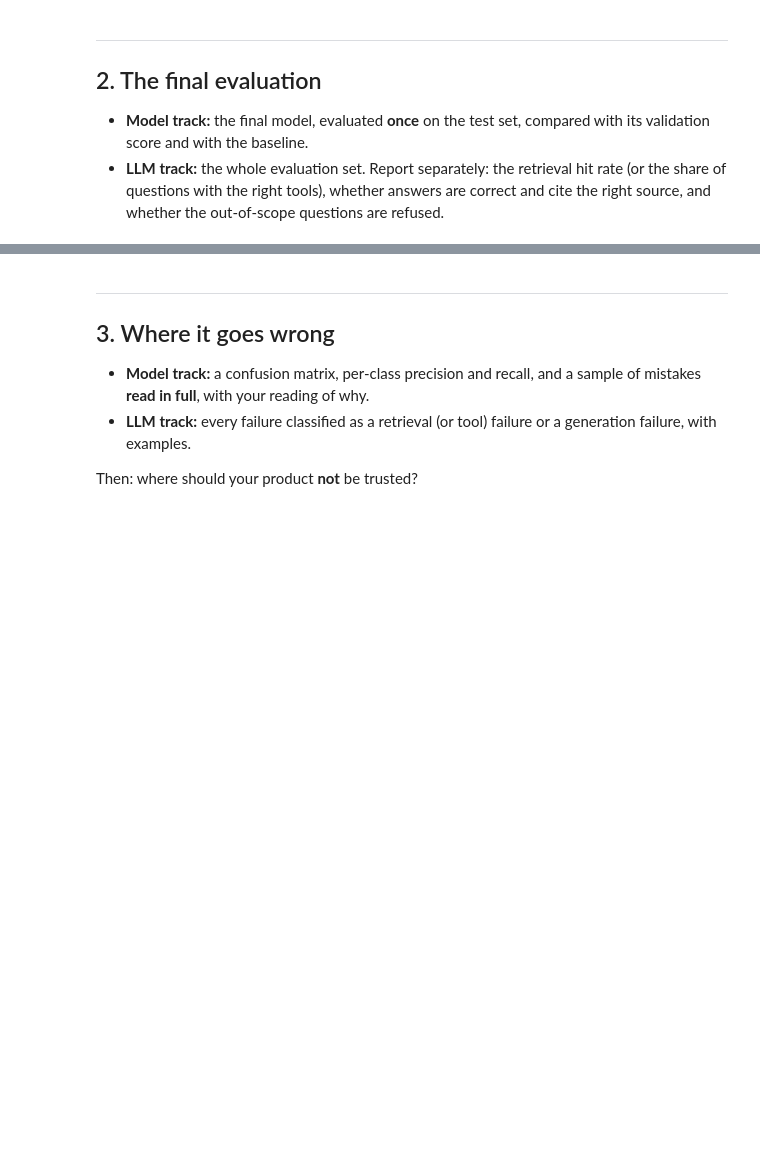
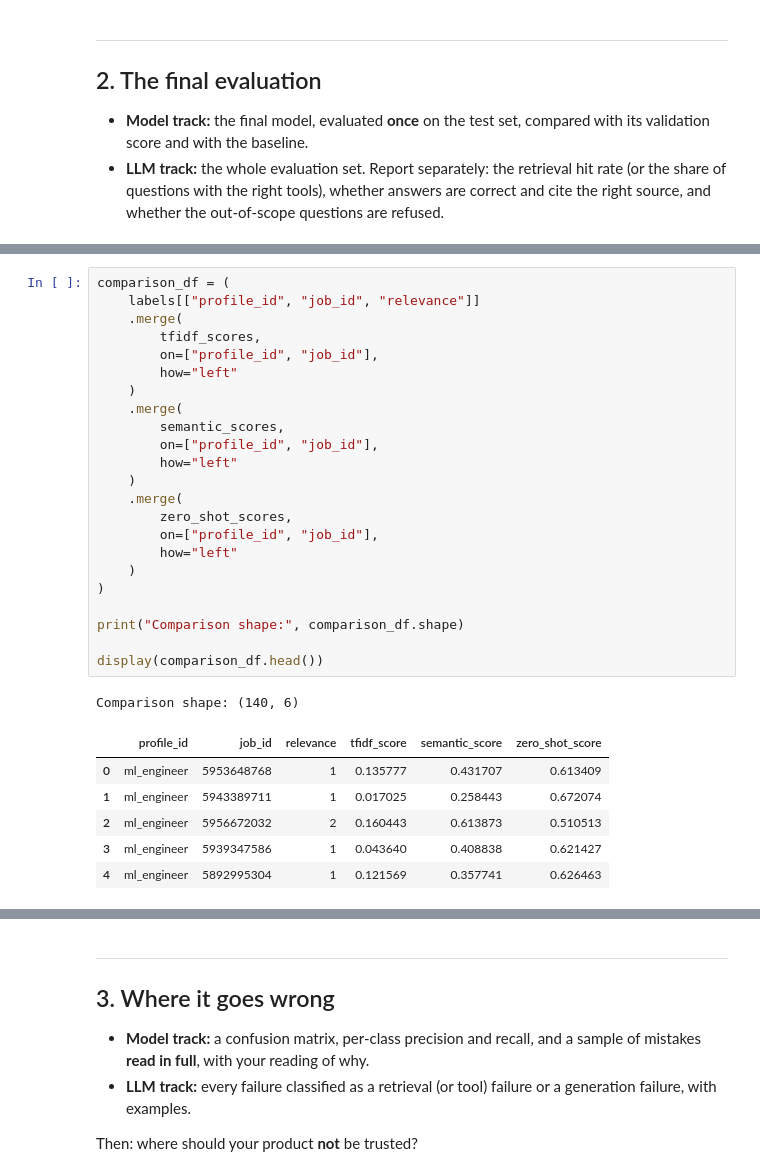
Before and after one commit to rekha-cyber/find-job-lab, a Jupyter notebook: notebooks/03_evaluate.ipynb, the cells around one changed output, grey strips where cells are left out. Saved outputs shown, nothing was run; the diff lists cells and outputs as text; blank space fills up the shorter version.

```diff
--- a/notebooks/03_evaluate.ipynb
+++ b/notebooks/03_evaluate.ipynb
@@ -39,0 +221,31 @@ The user, the decision, the metric and the baseline score, in a few sentences, a
+# %%
+comparison_df = (
+    labels[["profile_id", "job_id", "relevance"]]
+    .merge(
+        tfidf_scores,
+        on=["profile_id", "job_id"],
+        how="left"
+    )
+    .merge(
+        semantic_scores,
+        on=["profile_id", "job_id"],
+        how="left"
+    )
+    .merge(
+        zero_shot_scores,
+        on=["profile_id", "job_id"],
+        how="left"
+    )
+)
+
+print("Comparison shape:", comparison_df.shape)
+
+display(comparison_df.head())
+# %% [output]
+Comparison shape: (140, 6)
+|  | profile_id | job_id | relevance | tfidf_score | semantic_score | zero_shot_score |
+| 0 | ml_engineer | 5953648768 | 1 | 0.135777 | 0.431707 | 0.613409 |
+| 1 | ml_engineer | 5943389711 | 1 | 0.017025 | 0.258443 | 0.672074 |
+| 2 | ml_engineer | 5956672032 | 2 | 0.160443 | 0.613873 | 0.510513 |
+| 3 | ml_engineer | 5939347586 | 1 | 0.043640 | 0.408838 | 0.621427 |
+| 4 | ml_engineer | 5892995304 | 1 | 0.121569 | 0.357741 | 0.626463 |
```
Also changed, not shown: parts of 13 cells of this notebook, 13 other files.
